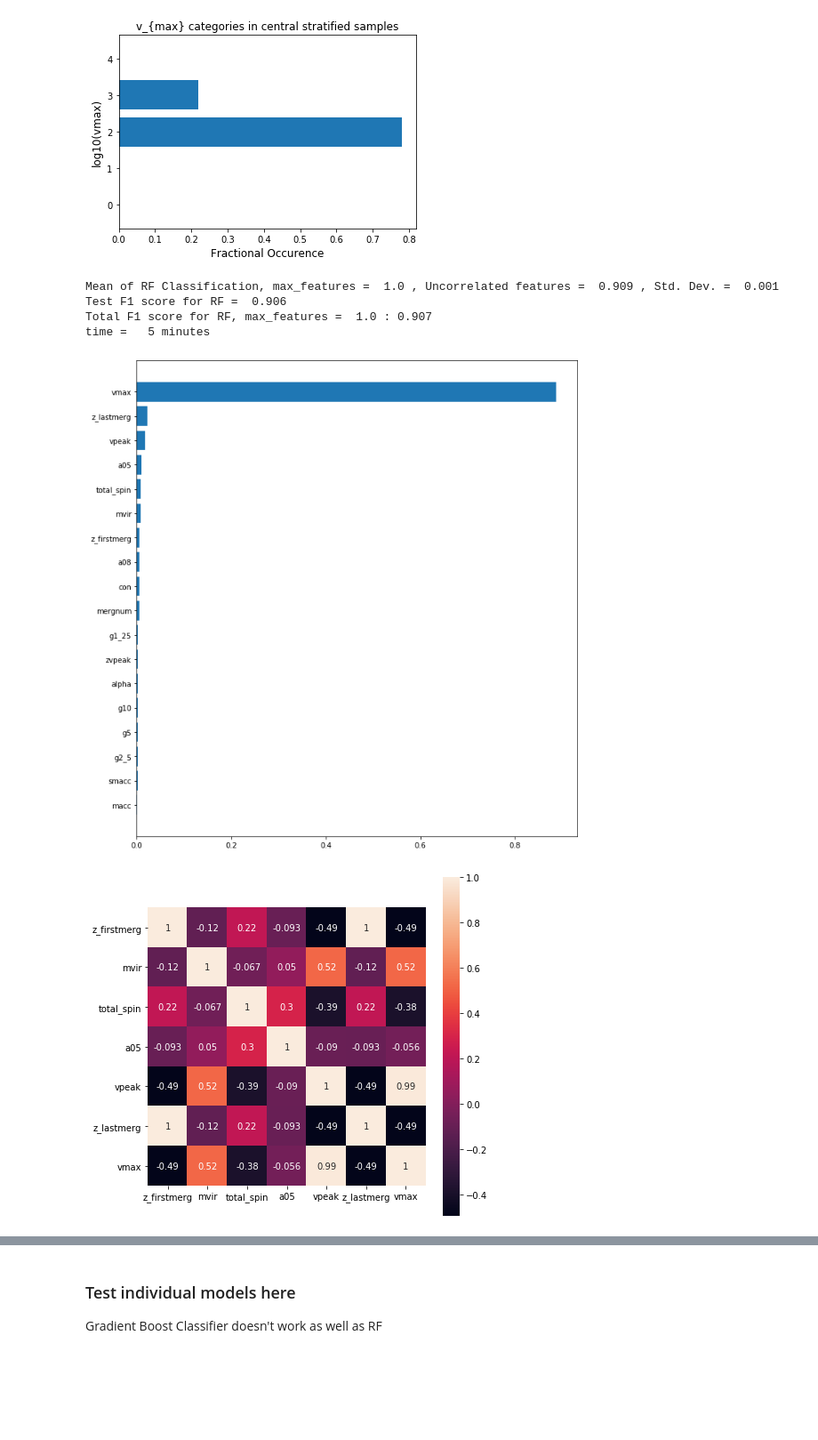
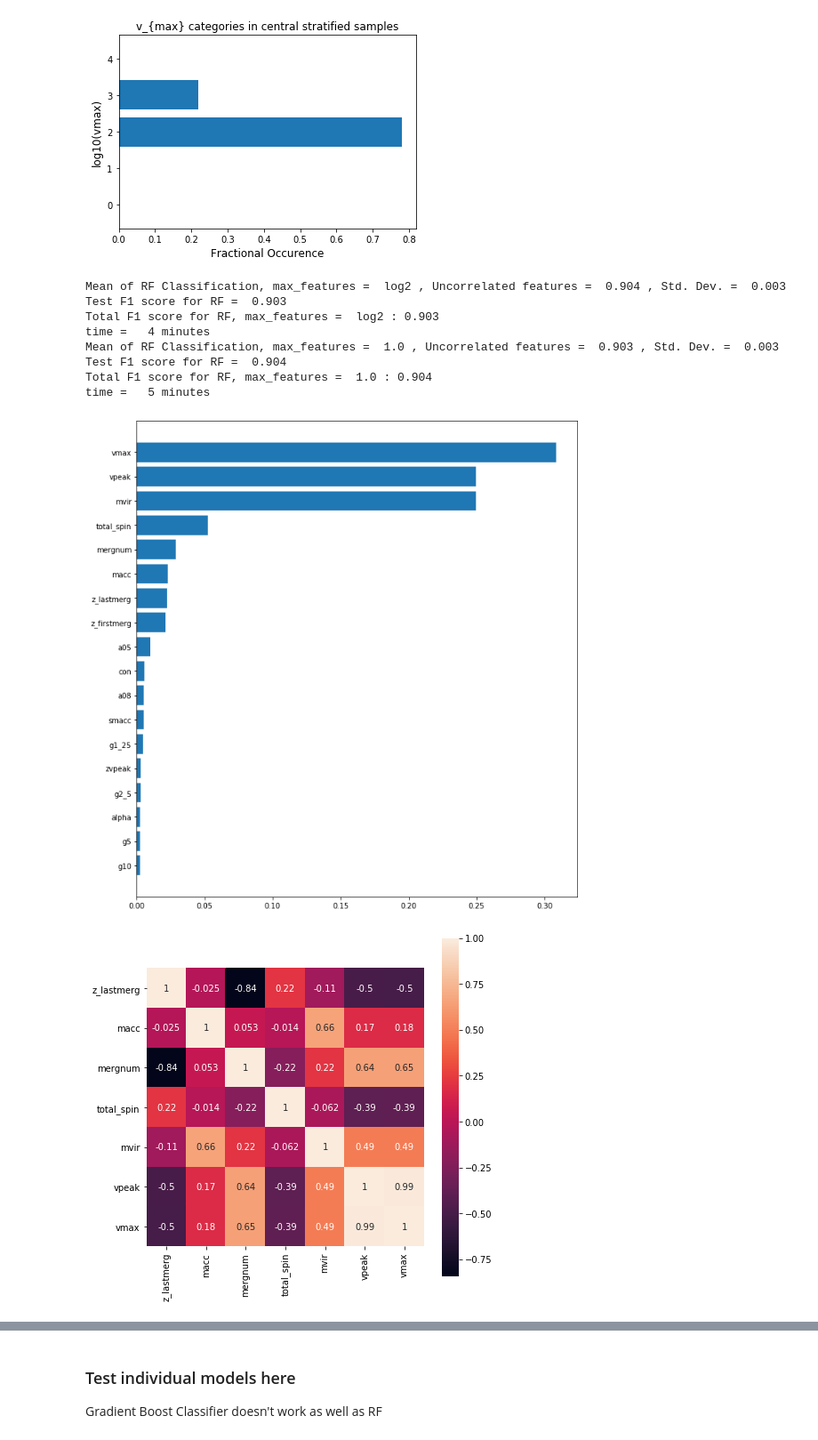
Before and after one commit to burning-river/Assembly_Bias, a Jupyter notebook: notebooks/prediction.ipynb, the cells around one changed output, grey strips where cells are left out. Shown at 89% size. Drawn from its saved outputs; the diff is of its cells as text; code cells hidden in the pictures; blank space fills up the shorter version.

```diff
--- a/notebooks/prediction.ipynb
+++ b/notebooks/prediction.ipynb
@@ -223,6 +223,9 @@ def corr_mat(correlation,outfile):
         pdf.savefig()
 # %%
 def adj_r2(r2,n,p):
+    """
+    Adjusted r^2
+    """
     return 1. - (1. - r2**2)*(n-1)/(n-p-1)
 # %%
 halo_features_all =  ['con','mvir','vmax','a05','a08','vpeak',
@@ -375,3 +389,14 @@ gbreg = GradientBoostingRegressor(n_estimators = 50, learning_rate = 0.10,
                 max_features=1.0)
 
 gbreg.fit(X_train, y_train);
+# %%
+pred_sample = gbreg.predict(X)
+print(r2_score(y,pred_sample))
+pred_sample_adj = pred_sample.copy()
+for i in range(len(pred_sample)):
+    pred = pred_sample[i]
+    if (np.random.uniform(np.floor(pred),np.ceil(pred)) < pred):
+        pred_sample_adj[i] = np.ceil(pred)
+    else:
+        pred_sample_adj[i] = np.floor(pred)
+print(r2_score(y,pred_sample_adj))
@@ -405,11 +436,11 @@ r2_score(true_test,pred_test)
 # %%
 pred_total_adj = pred_total.copy()
 for i in range(len(pred_total)):
-    if (pred_total[i] < 1. ):
-        if (np.random.rand(1) < pred_total[i]):
-            pred_total_adj[i] = 1.
-        else:
-            pred_total_adj[i] = 0.
+    pred = pred_total[i]
+    if (np.random.uniform(np.floor(pred),np.ceil(pred)) < pred):
+        pred_total_adj[i] = np.ceil(pred)
+    else:
+        pred_total_adj[i] = np.floor(pred)
 # %%
 halo_combined['Sat predicted'] = pred_total
 halo_combined['Sat predicted Rounded Off'] = pred_total_adj
@@ -485,7 +516,7 @@ def plot_conf_matrix(matrix,outfile):
     plt.ylabel('True')
     for i in range(2):
         for j in range(2):
-            plt.text(i,j,str(np.around(matrix_dnsty[i,j],decimals=3)))
+            plt.text(i,j,str(np.around(matrix_dnsty.T[i,j],decimals=3)))
     with PdfPages(outfile) as pdf:
         pdf.savefig()
 # %%
@@ -548,15 +579,19 @@ plt.title(r'v_{max} categories in central stratified samples', fontsize=12);
 # %%
 central_both_shuffle = strat_train_set.copy()
 
-y = central_both_shuffle['stellarMass'].to_numpy()
-#grid = ['log2',1.0]
-#feature_uncorr_class = [['vmax','mvir','total_spin','z_firstmerg','macc'],
-#                        ['vmax','z_lastmerg','total_spin','a05']]
-grid = [1.0]
-feature_uncorr_class = [['mvir','z_lastmerg','total_spin','a05']]
 halo_features_all =  ['con','mvir','vmax','a05','a08','vpeak',
 'zvpeak','macc','smacc','mergnum','z_firstmerg','z_lastmerg',
 'total_spin','g1_25','g2_5','g5','g10','alpha']
+
+y = central_both_shuffle['stellarMass'].to_numpy()
+grid = ['log2',1.0]
+feature_uncorr_class = [['vmax','mvir','total_spin','z_firstmerg','macc'],
+                        ['vmax','z_lastmerg','total_spin','a05']]
+#grid = [1.0]
+#feature_uncorr_class = [['mvir','z_lastmerg','total_spin','a05']]
+#halo_features_all =  ['con','mvir','vmax','a05','a08','vpeak',
+#'zvpeak','macc','smacc','mergnum','z_firstmerg','z_lastmerg',
+#'total_spin','g1_25','g2_5','g5','g10','alpha']
 
 for i in range(len(grid)):
     start = time.time()
@@ -586,36 +621,40 @@ for i in range(len(grid)):
     X = pd.get_dummies(central_both_shuffle[feature_uncorr_class[i]])
 
     X_train, X_val, y_train, y_val = train_test_split(X, y, random_state = 0)
     rfclass.fit(X_train, y_train);
 
     pred_rf_uncorr = rfclass.predict(X_val)
     cm_cent_uncorr = confusion_matrix(y_val, pred_rf_uncorr)
     outfile = 'confusion_uncorr_' + str(grid[i]) + '.pdf'
     plot_conf_matrix(cm_cent_uncorr,outfile)
     rfclass_uncorr_scores = cross_val_score(rfclass, X, y, scoring="f1", cv=5)
     print('Mean of RF Classification,', 'max_features = ', grid[i],
           ', Uncorrelated features = ','{:0.3f}'.format(np.mean(rfclass_uncorr_scores)),
           ', Std. Dev. = ', '{:0.3f}'.format(np.std(rfclass_uncorr_scores)))
 
     strat_test = strat_test_set[feature_uncorr_class[i]]
     pred_test = rfclass.predict(strat_test)
     true_test = strat_test_set['stellarMass']
     print('Test F1 score for RF = ', '{:0.3f}'.format(f1_score(true_test,pred_test)))
 
     X_total = cent_data_cp[feature_uncorr_class[i]]
     pred_total = rfclass.predict(X_total)
     true_total = cent_data_cp['stellarMass']
     print('Total F1 score for RF,', 'max_features = ', grid[i], ':', '{:0.3f}'.format(f1_score(true_total,pred_total)))
 
     end = time.time()
     print('time = ','{:2.0f}'.format((end - start)/60.),'minutes')
 
 cent_data_cp['Cent predicted'] = pred_total
 # %% [output]
-Mean of RF Classification, max_features =  1.0 , Uncorrelated features =  0.909 , Std. Dev. =  0.001
-Test F1 score for RF =  0.906
-Total F1 score for RF, max_features =  1.0 : 0.907
+Mean of RF Classification, max_features =  log2 , Uncorrelated features =  0.904 , Std. Dev. =  0.003
+Test F1 score for RF =  0.903
+Total F1 score for RF, max_features =  log2 : 0.903
+time =   4 minutes
+Mean of RF Classification, max_features =  1.0 , Uncorrelated features =  0.903 , Std. Dev. =  0.003
+Test F1 score for RF =  0.904
+Total F1 score for RF, max_features =  1.0 : 0.904
 time =   5 minutes
-[figure, old version]
+[figure, new version]
-[figure, old version]
+[figure, new version]
 [figure]
```
Also changed, not shown: parts of 21 cells of this notebook.
